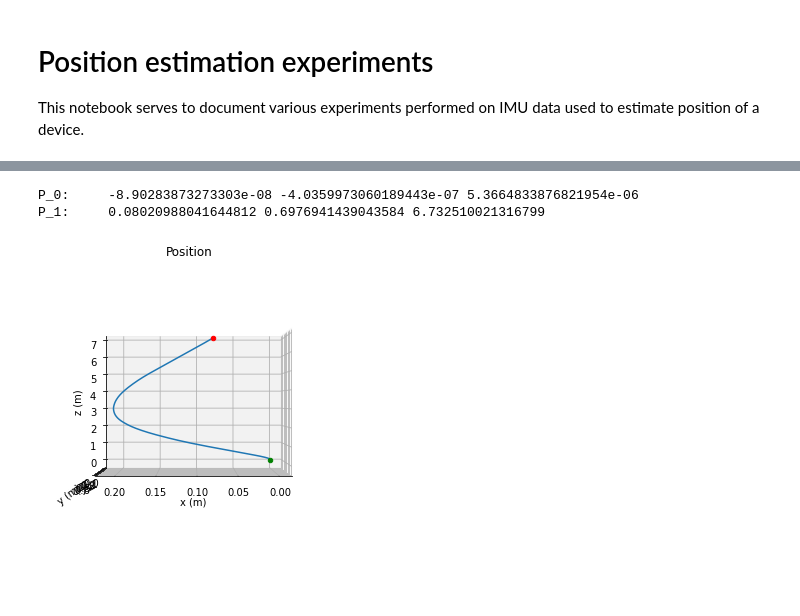
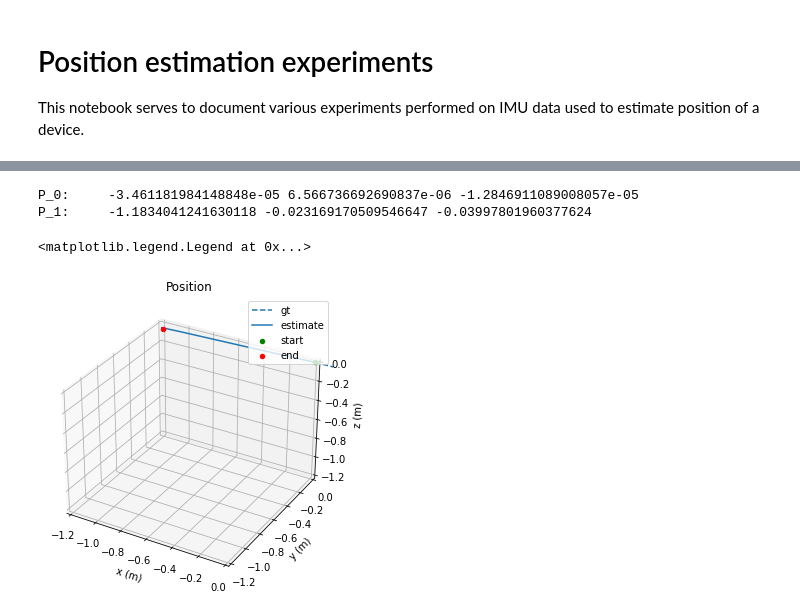
Before and after one commit to 17attert/abacus-imu-experiments, a Jupyter notebook: notebooks/position_estimation_experiments.ipynb, the cells around one changed output, grey strips where cells are left out. Cells and saved outputs as stored; diff of their text form; code cells hidden in the pictures; blank space fills up the shorter version.

```diff
--- a/notebooks/position_estimation_experiments.ipynb
+++ b/notebooks/position_estimation_experiments.ipynb
@@ -20,7 +20,7 @@ from mpl_toolkits.mplot3d import Axes3D
 # %%
 # Load data
 
-session_uuid = "9317ce65-27b7-488e-9433-527d6fe350f5"
+session_uuid = "2ac38da9-c8bc-4227-974a-bbe242006df4"
 
 # IMU data
 parent_path = os.path.abspath(os.path.join(os.getcwd(), os.pardir))
@@ -56,10 +56,6 @@ Average sample period:   0.029864624505928868 (s)
 # %%
-def convert_accelerometer(a, bias, addBias=False):
-
-    if addBias:
-        return (a-bias) * 9.8
-    else:
-        return a * 9.81
+def convert_accelerometer(a, bias=0):
+    return (a-bias) * 9.8
 # %%
 # Adjust of acceleration bias
 
@@ -226,24 +222,42 @@ for ax in fig.get_axes():
 # %%
 # Position — 3D view
+
+N = len(position[0])
+gt_pos = [
+    np.linspace(0, 0.30, N, endpoint=True),
+    np.zeros(N),
+    np.zeros(N)
+]
 
 fig = plt.figure()
 ax = Axes3D(fig)
 plt.title('Position')
-ax.plot3D(position[0], position[1], position[2])
+ax.plot3D(gt_pos[0], gt_pos[1], gt_pos[2], linestyle = '--', color="tab:blue")
+ax.plot3D(position[0], position[1], position[2], color="tab:blue")
 
 # Start and end points
 ax.scatter(position[0][0], position[1][0], position[2][0], color='green', marker='o')
 ax.scatter(position[0][-1], position[1][-1], position[2][-1], color='red', marker='o')
+ax.scatter(gt_pos[0][-1], gt_pos[1][-1], gt_pos[2][-1], color='red', marker='o')
 
 ax.set_xlabel('x (m)')
 ax.set_ylabel('y (m)')
 ax.set_zlabel('z (m)')
 
+# ax.set_xlim(min(min(position[0]), min(position[1]), min(position[2])), max(max(position[0]), max(position[1]), max(position[2])))
+# ax.set_ylim(min(min(position[0]), min(position[1]), min(position[2])), max(max(position[0]), max(position[1]), max(position[2])))
+# ax.set_zlim(min(min(position[0]), min(position[1]), min(position[2])), max(max(position[0]), max(position[1]), max(position[2])))
+
 print("P_0:\t", position[0][0], position[1][0], position[2][0])
 print("P_1:\t", position[0][-1], position[1][-1], position[2][-1])
 
-ax.view_init(0, 90)
+plt.legend(["gt", "estimate", "start", "end"], loc="upper right")
+
+# ax.view_init(0, 90)
+
+# Plot ground truth
 # %% [output]
-P_0:     -8.90283873273303e-08 -4.0359973060189443e-07 5.3664833876821954e-06
-P_1:     0.08020988041644812 0.6976941439043584 6.732510021316799
+P_0:     -3.461181984148848e-05 6.566736692690837e-06 -1.2846911089008057e-05
+P_1:     -1.1834041241630118 -0.023169170509546647 -0.03997801960377624
+<matplotlib.legend.Legend at 0x...>
-[figure, old version]
+[figure, new version]
```
Also changed, not shown: parts of 5 cells of this notebook, 4 other files.
